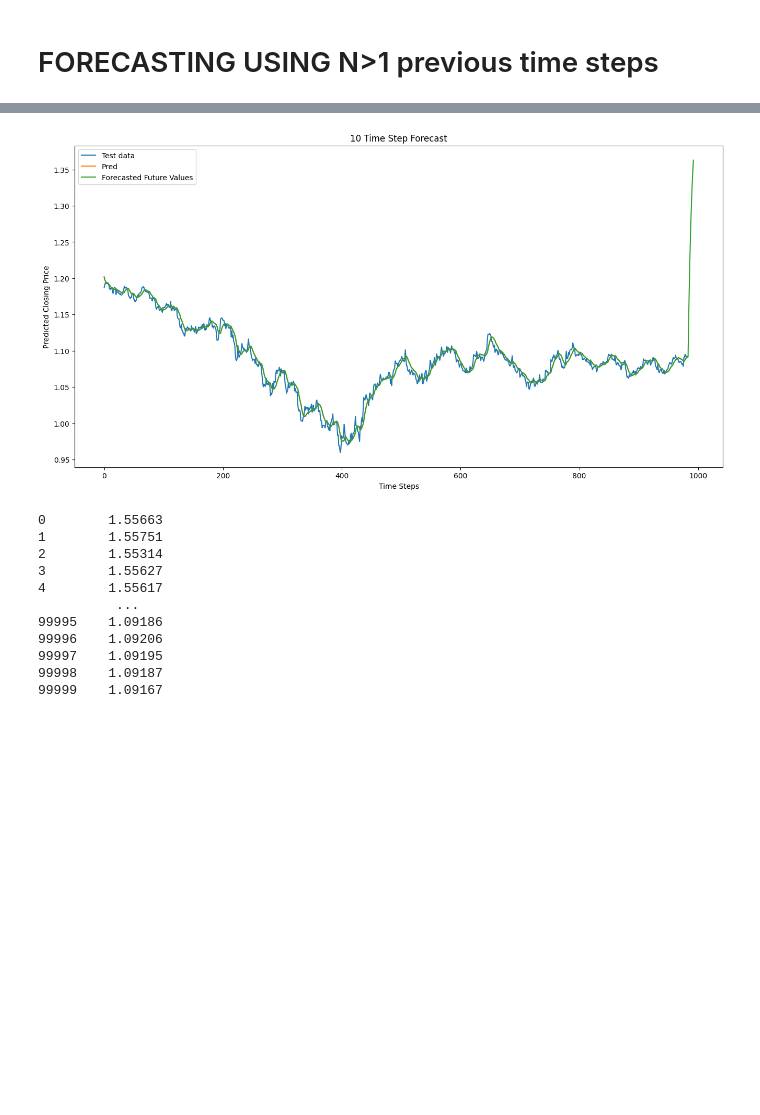
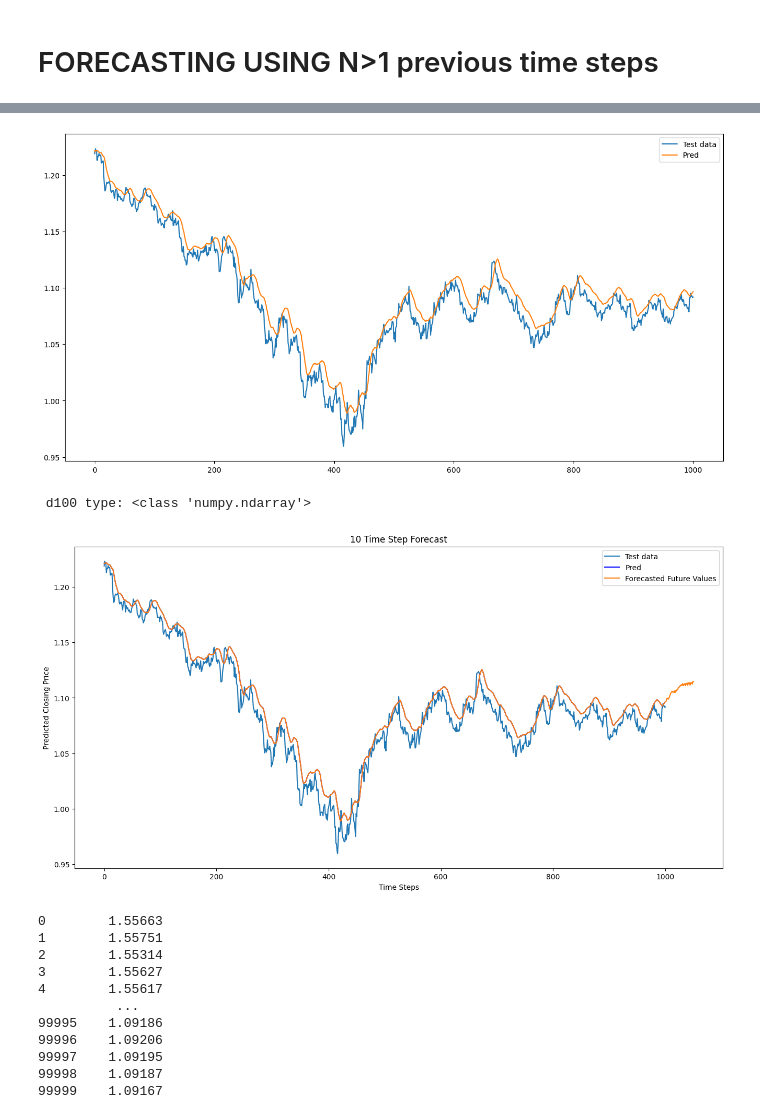
Before and after one commit to D-Mutabazi/Data-Engineering-Projects-and-Coursework, a Jupyter notebook: MLR_forecast.ipynb, the cells around one changed output, grey strips where cells are left out. Drawn from its saved outputs; the diff is of its cells as text; code cells hidden in the pictures; blank space fills up the shorter version.

Commit message:
MLR forecasting: Progress made

```diff
--- a/MLR_forecast.ipynb
+++ b/MLR_forecast.ipynb
@@ -369,47 +421,24 @@ plt.show()
 # %% [markdown]
 #  FORECASTING USING N>1 previous time steps
 # %%
-def data_loader(filepath):
-    data = pd.read_csv(filepath)
-    data['Time'] = pd.to_datetime(data['Time'],format='%Y-%m-%d %H:%M:%S')
-
-    return data
-
-#select one feature
-def featureEngineering(data, n_past=1):
-    X = []
-    Y= []
-    for i in range(n_past, len(data)):
-        X.append(data.iloc[i-n_past:i, -2].values)  # Select n_past number of rows for the closing price
-        Y.append(data.iloc[i, -2])  # The target value
-
-    feature_columns = [f'n_previous_{i}' for i in range(1, n_past+1)]
-    X_df = pd.DataFrame(X, columns=feature_columns)
-    Y_df = pd.DataFrame(Y, columns=['response'])
-
-    updatedDataset = pd.concat([X_df, Y_df], axis=1)
-
-    return updatedDataset, X_df,Y_df
-
-filepath = './Data/EURUSD_D1.csv'
-datasetX = data_loader(filepath)
 
 #return dataset
-featuresAndresponse, X, Y = featureEngineering(datasetX, 100)
+featuresAndresponse, X, Y = featureEngineering(datasetX, 10)
 
 #data split
 X_train, X_test, y_train, y_test = train_test_split(X, Y,  test_size=0.2, random_state=42, shuffle=False)
 
-
+print(y_test)
 # Reshape y_train and y_test from DataFrame to 1D array or Series
 y_train = y_train.values.ravel()
 y_test = y_test.values.ravel()
 
 #scale data
-scaler = StandardScaler()
-X_train = scaler.fit_transform(X_train)
-X_test = scaler.transform(X_test)
+# scaler = StandardScaler()
+# X_train = scaler.fit_transform(X_train)
+# X_test = scaler.transform(X_test)
 
+print(f'train set after transform: {X_train[:3]}')
 # Initialize and train the model
 model = LinearRegression(learning_rate=0.01, n_iterations=1000)
 model.fit(X_train, y_train)
@@ -417,7 +446,6 @@ model.fit(X_train, y_train)
 # Make Forecast
 y_pred_train = model.predict(X_train)
 y_pred_test = model.predict(X_test)
-
 
 # Evaluate the model
 train_mse = mean_squared_error(y_train, y_pred_train)
@@ -430,38 +458,38 @@ test_r2 = r2_score(y_test, y_pred_test)
 print(f'Training MSE: {train_mse}')
 print(f'Test MSE: {test_mse}\nTest MAE: {test_mae*100}%\nTest MBE: {test_mbe*100}% \nTest Coefficient of determination:{test_r2}')
 
-# plt.figure(figsize=(16, 8))
-# plt.plot(y_test,label='Test data')
-# plt.plot(y_pred_test, label='Pred')
-# plt.legend()
-# plt.show()
+plt.figure(figsize=(16, 8))
+plt.plot(y_test,label='Test data')
+plt.plot(y_pred_test, label='Pred')
+plt.legend()
+plt.show()
 
-#Perform forecasting
-test_last_100 = y_test[-200:]
-forecastedRate= []
-n_future =100
-i = 0
-print(f"Test last 100: {y_test[-200:]}\n and chosen 100:{test_last_100}")
+# print(f'test set after :{X_test.tail(1)}\n : {X_test.iloc[-1].to_numpy()}')
+
+#Perform forecasting#
 
 # Perform future forecasting
-test_last_100 = X_test[-1].reshape(1, -1)  # Use the last row of X_test (100 previous time steps)
+test_last_100 =[]
+test_last_100 = X_test.iloc[-1].to_numpy()  # Use the last row of X_test (100 previous time steps) - if using STD scalar , comment out
+# test_last_100 = X_test[-1]
+print(f' d100 type: {type(test_last_100)}')
 forecastedRate = []
 
-n_future = 10  # Forecast 10 time steps ahead
+n_future = 50  # Forecast 10 time steps ahead
 for i in range(n_future):
-    y_predict = model.predict(test_last_100)  # Predict next time step
-    forecastedRate.append(y_predict[0])  # Store prediction
+    y_predict = model.predict(test_last_100[-10:])  # Predict next time step
+    forecastedRate.append(y_predict)  # Store prediction
 
     # Update test_last_100 to include the new prediction and remove the oldest value
     test_last_100 = np.roll(test_last_100, -1)  # Shift values left
-    test_last_100[0, -1] = y_predict  # Add the new prediction at the end
+    test_last_100 = np.append(test_last_100, y_predict)  # Add the new prediction at the end
 
 y_pred_combined = np.concatenate([y_pred_test, forecastedRate])
 
 # Plot the forecasted results
 plt.figure(figsize=(16, 8))
 plt.plot(y_test,label='Test data')
-plt.plot(y_pred_test, label='Pred')
+plt.plot(y_pred_test, label='Pred', color='blue')
 plt.plot(y_pred_combined, label='Forecasted Future Values')
 plt.xlabel('Time Steps')
 plt.ylabel('Predicted Closing Price')
@@ -489,4 +517,6 @@ Test last 100: [1.09432 1.10056 1.10135 1.10149 1.10186 1.10422 1.11082 1.10677
-[figure, old version]
+[figure, new version]
+ d100 type: <class 'numpy.ndarray'>
+[figure, added]
 # %%
 from statsmodels.tsa.stattools import adfuller
 
```
Also changed, not shown: parts of 3 cells of this notebook.
